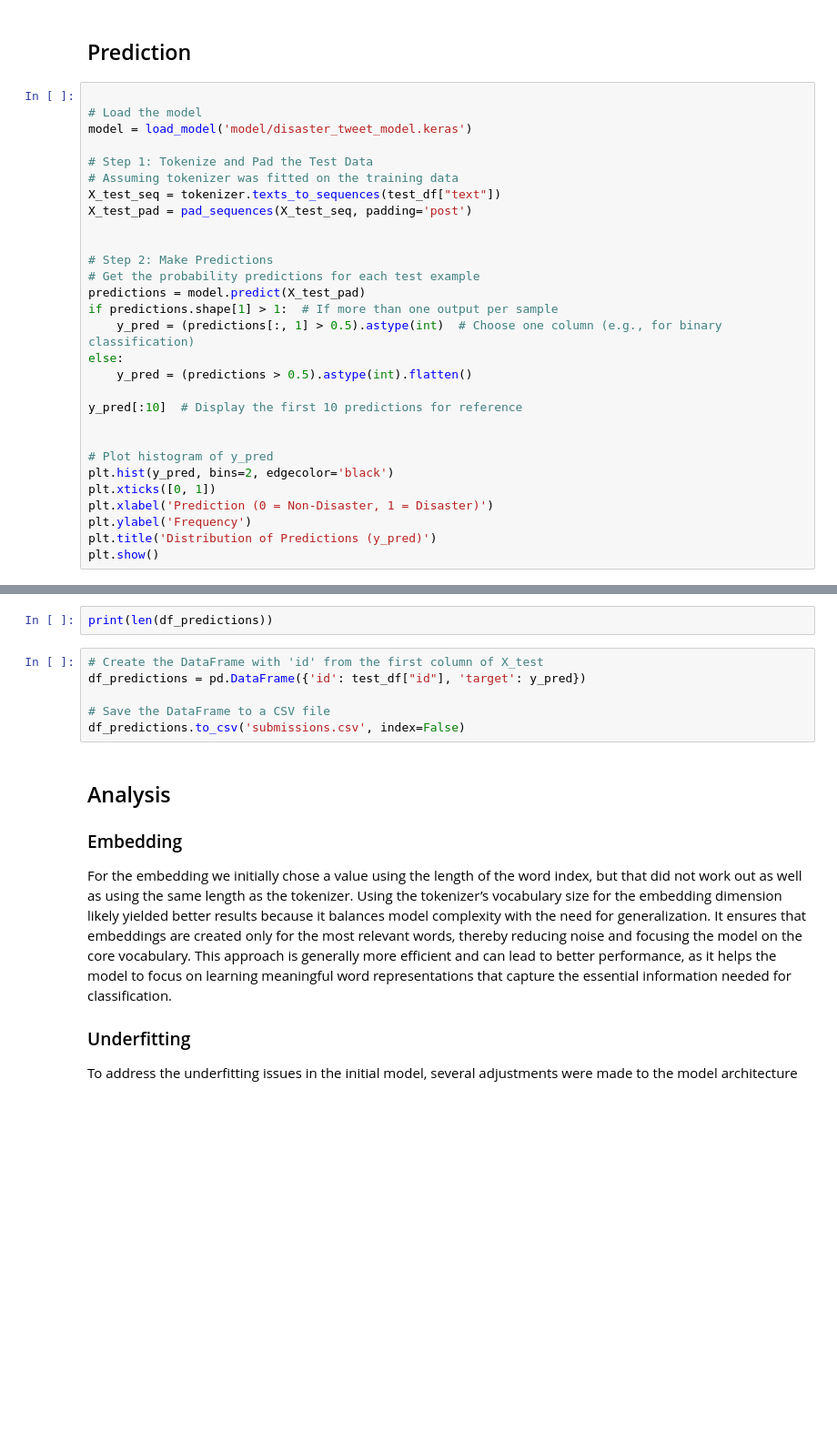
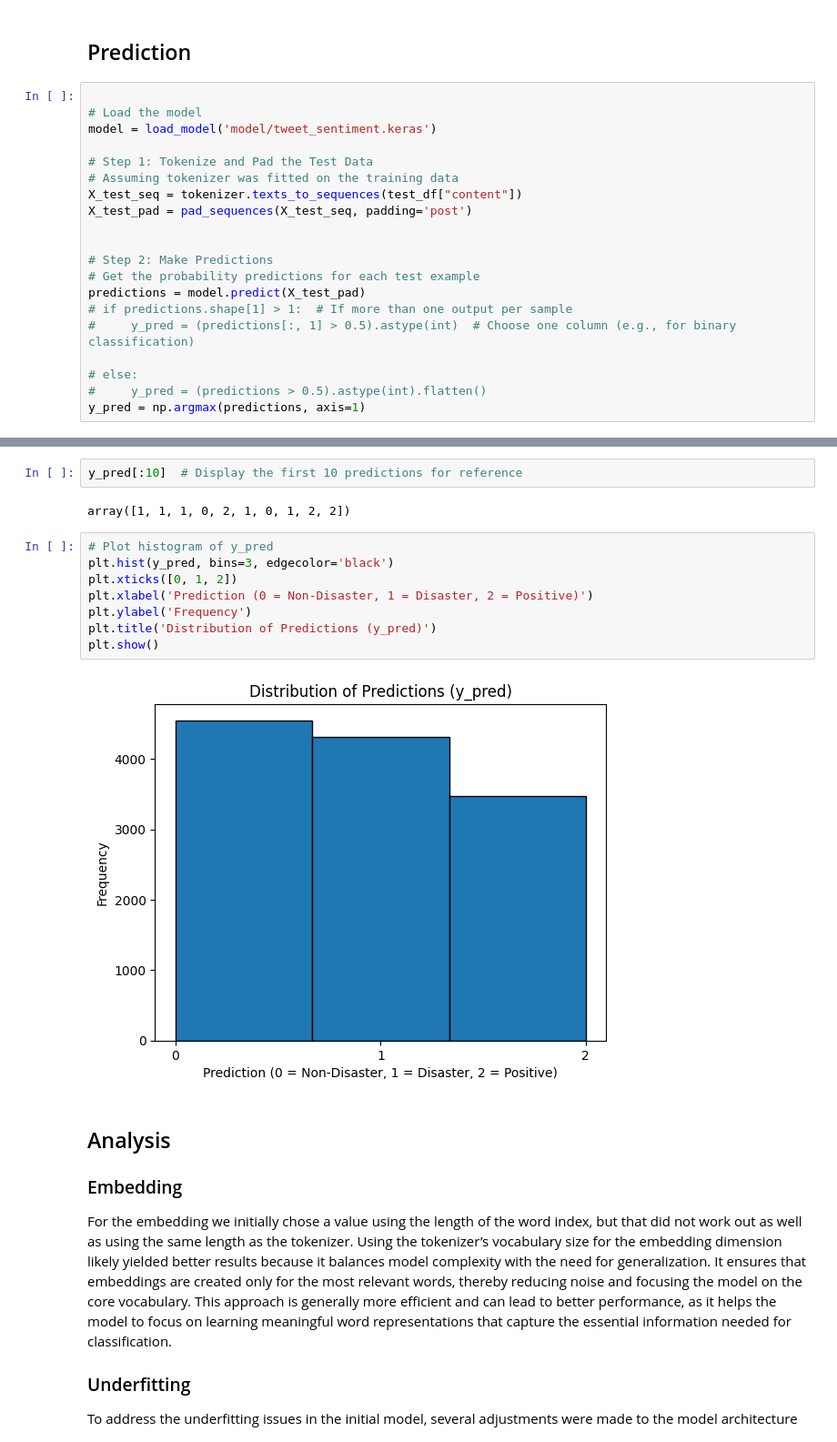
Before and after one commit to kaizenx/tweet-sentiment-classifier, a Jupyter notebook: sentiment.ipynb, the cells around one changed output, grey strips where cells are left out. Shown at 91% size. Saved outputs shown, nothing was run; the diff lists cells and outputs as text; blank space fills up the shorter version.

```diff
--- a/sentiment.ipynb
+++ b/sentiment.ipynb
@@ -524,29 +636,20 @@ plt.show()
 # %%
 
 # Load the model
-model = load_model('model/disaster_tweet_model.keras')
+model = load_model('model/tweet_sentiment.keras')
 
 # Step 1: Tokenize and Pad the Test Data
 # Assuming tokenizer was fitted on the training data
-X_test_seq = tokenizer.texts_to_sequences(test_df["text"])
+X_test_seq = tokenizer.texts_to_sequences(test_df["content"])
 X_test_pad = pad_sequences(X_test_seq, padding='post')
 
 
 # Step 2: Make Predictions
 # Get the probability predictions for each test example
 predictions = model.predict(X_test_pad)
-if predictions.shape[1] > 1:  # If more than one output per sample
-    y_pred = (predictions[:, 1] > 0.5).astype(int)  # Choose one column (e.g., for binary classification)
-else:
-    y_pred = (predictions > 0.5).astype(int).flatten()
+# if predictions.shape[1] > 1:  # If more than one output per sample
+#     y_pred = (predictions[:, 1] > 0.5).astype(int)  # Choose one column (e.g., for binary classification)
 
-y_pred[:10]  # Display the first 10 predictions for reference
-
-
-# Plot histogram of y_pred
-plt.hist(y_pred, bins=2, edgecolor='black')
-plt.xticks([0, 1])
-plt.xlabel('Prediction (0 = Non-Disaster, 1 = Disaster)')
-plt.ylabel('Frequency')
-plt.title('Distribution of Predictions (y_pred)')
-plt.show()
+# else:
+#     y_pred = (predictions > 0.5).astype(int).flatten()
+y_pred = np.argmax(predictions, axis=1)
@@ -553,11 +658,17 @@ plt.show()
-# %%
-print(len(df_predictions))
-# %%
-# Create the DataFrame with 'id' from the first column of X_test
-df_predictions = pd.DataFrame({'id': test_df["id"], 'target': y_pred})
-
-# Save the DataFrame to a CSV file
-df_predictions.to_csv('submissions.csv', index=False)
+# %%
+y_pred[:10]  # Display the first 10 predictions for reference
+# %% [output]
+array([1, 1, 1, 0, 2, 1, 0, 1, 2, 2])
+# %%
+# Plot histogram of y_pred
+plt.hist(y_pred, bins=3, edgecolor='black')
+plt.xticks([0, 1, 2])
+plt.xlabel('Prediction (0 = Non-Disaster, 1 = Disaster, 2 = Positive)')
+plt.ylabel('Frequency')
+plt.title('Distribution of Predictions (y_pred)')
+plt.show()
+# %% [output]
+[figure, added]
 # %% [markdown]
 ## Analysis
 
```
Also changed, not shown: parts of 34 cells of this notebook, 1 other file.
